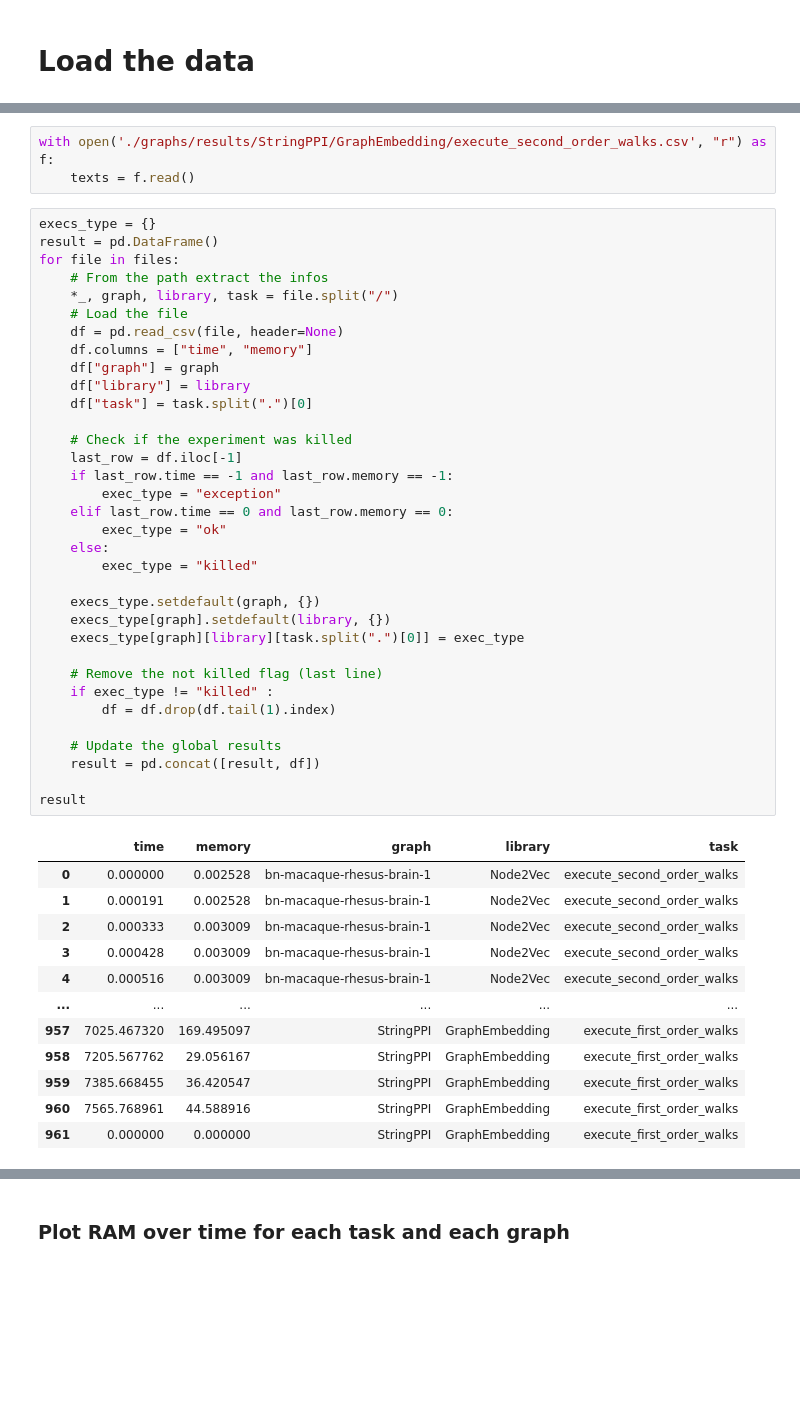
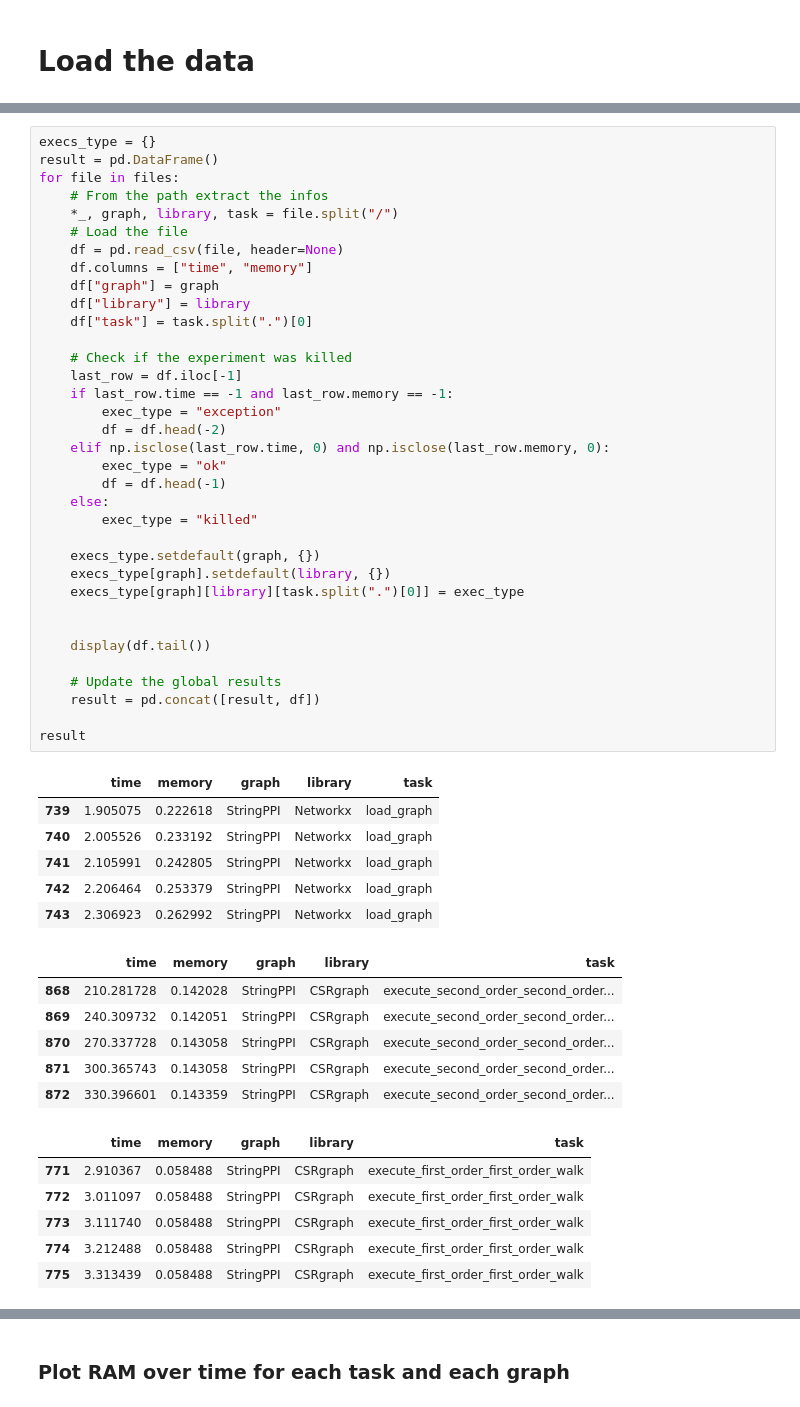
Before and after one commit to LucaCappelletti94/ensmallen_experiments, a Jupyter notebook: Preliminary tests on Ensmallen.ipynb, the cells around one changed output, grey strips where cells are left out. Saved outputs shown, nothing was run; the diff lists cells and outputs as text; blank space fills up the shorter version.

```diff
--- a/Preliminary tests on Ensmallen.ipynb
+++ b/Preliminary tests on Ensmallen.ipynb
@@ -36,50 +17,54 @@ files
-# %%
-with open('./graphs/results/StringPPI/GraphEmbedding/execute_second_order_walks.csv', "r") as f:
-    texts = f.read()
 # %%
 execs_type = {}
 result = pd.DataFrame()
 for file in files:
     # From the path extract the infos
     *_, graph, library, task = file.split("/")
     # Load the file
     df = pd.read_csv(file, header=None)
     df.columns = ["time", "memory"]
     df["graph"] = graph
     df["library"] = library
     df["task"] = task.split(".")[0]
 
     # Check if the experiment was killed
     last_row = df.iloc[-1]
     if last_row.time == -1 and last_row.memory == -1:
         exec_type = "exception"
-    elif last_row.time == 0 and last_row.memory == 0:
+        df = df.head(-2)
+    elif np.isclose(last_row.time, 0) and np.isclose(last_row.memory, 0):
         exec_type = "ok"
+        df = df.head(-1)
     else:
         exec_type = "killed"
 
     execs_type.setdefault(graph, {})
     execs_type[graph].setdefault(library, {})
     execs_type[graph][library][task.split(".")[0]] = exec_type
 
-    # Remove the not killed flag (last line)
-    if exec_type != "killed" :
-        df = df.drop(df.tail(1).index)
+
+    display(df.tail())
 
     # Update the global results
     result = pd.concat([result, df])
 
 result
 # %% [output]
 |  | time | memory | graph | library | task |
-| 0 | 0.000000 | 0.002528 | bn-macaque-rhesus-brain-1 | Node2Vec | execute_second_order_walks |
-| 1 | 0.000191 | 0.002528 | bn-macaque-rhesus-brain-1 | Node2Vec | execute_second_order_walks |
-| 2 | 0.000333 | 0.003009 | bn-macaque-rhesus-brain-1 | Node2Vec | execute_second_order_walks |
-| 3 | 0.000428 | 0.003009 | bn-macaque-rhesus-brain-1 | Node2Vec | execute_second_order_walks |
-| 4 | 0.000516 | 0.003009 | bn-macaque-rhesus-brain-1 | Node2Vec | execute_second_order_walks |
-| ... | ... | ... | ... | ... | ... |
-| 957 | 7025.467320 | 169.495097 | StringPPI | GraphEmbedding | execute_first_order_walks |
-| 958 | 7205.567762 | 29.056167 | StringPPI | GraphEmbedding | execute_first_order_walks |
-| 959 | 7385.668455 | 36.420547 | StringPPI | GraphEmbedding | execute_first_order_walks |
-| 960 | 7565.768961 | 44.588916 | StringPPI | GraphEmbedding | execute_first_order_walks |
-| 961 | 0.000000 | 0.000000 | StringPPI | GraphEmbedding | execute_first_order_walks |
+| 739 | 1.905075 | 0.222618 | StringPPI | Networkx | load_graph |
+| 740 | 2.005526 | 0.233192 | StringPPI | Networkx | load_graph |
+| 741 | 2.105991 | 0.242805 | StringPPI | Networkx | load_graph |
+| 742 | 2.206464 | 0.253379 | StringPPI | Networkx | load_graph |
+| 743 | 2.306923 | 0.262992 | StringPPI | Networkx | load_graph |
+|  | time | memory | graph | library | task |
+| 868 | 210.281728 | 0.142028 | StringPPI | CSRgraph | execute_second_order_second_order... |
+| 869 | 240.309732 | 0.142051 | StringPPI | CSRgraph | execute_second_order_second_order... |
+| 870 | 270.337728 | 0.143058 | StringPPI | CSRgraph | execute_second_order_second_order... |
+| 871 | 300.365743 | 0.143058 | StringPPI | CSRgraph | execute_second_order_second_order... |
+| 872 | 330.396601 | 0.143359 | StringPPI | CSRgraph | execute_second_order_second_order... |
+|  | time | memory | graph | library | task |
+| 771 | 2.910367 | 0.058488 | StringPPI | CSRgraph | execute_first_order_first_order_walk |
+| 772 | 3.011097 | 0.058488 | StringPPI | CSRgraph | execute_first_order_first_order_walk |
+| 773 | 3.111740 | 0.058488 | StringPPI | CSRgraph | execute_first_order_first_order_walk |
+| 774 | 3.212488 | 0.058488 | StringPPI | CSRgraph | execute_first_order_first_order_walk |
+| 775 | 3.313439 | 0.058488 | StringPPI | CSRgraph | execute_first_order_first_order_walk |
```
Also changed, not shown: parts of 5 cells of this notebook, 24 other files.
